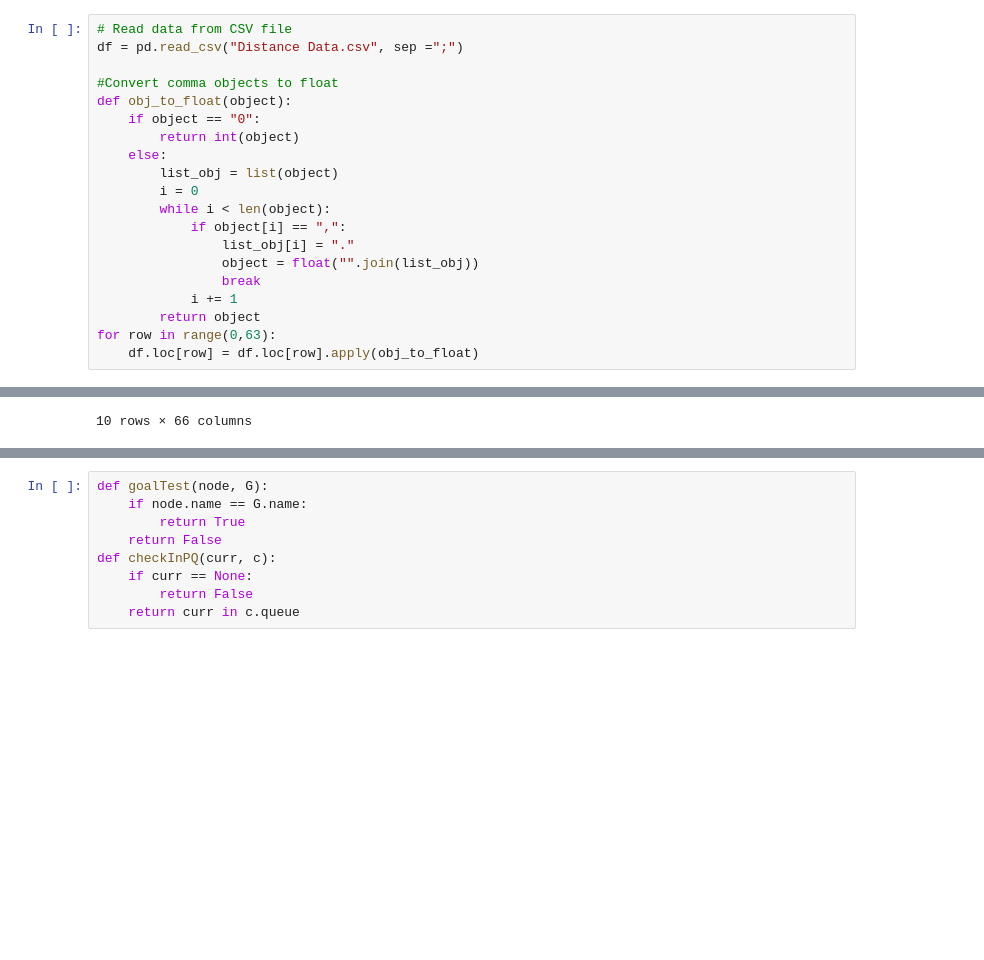
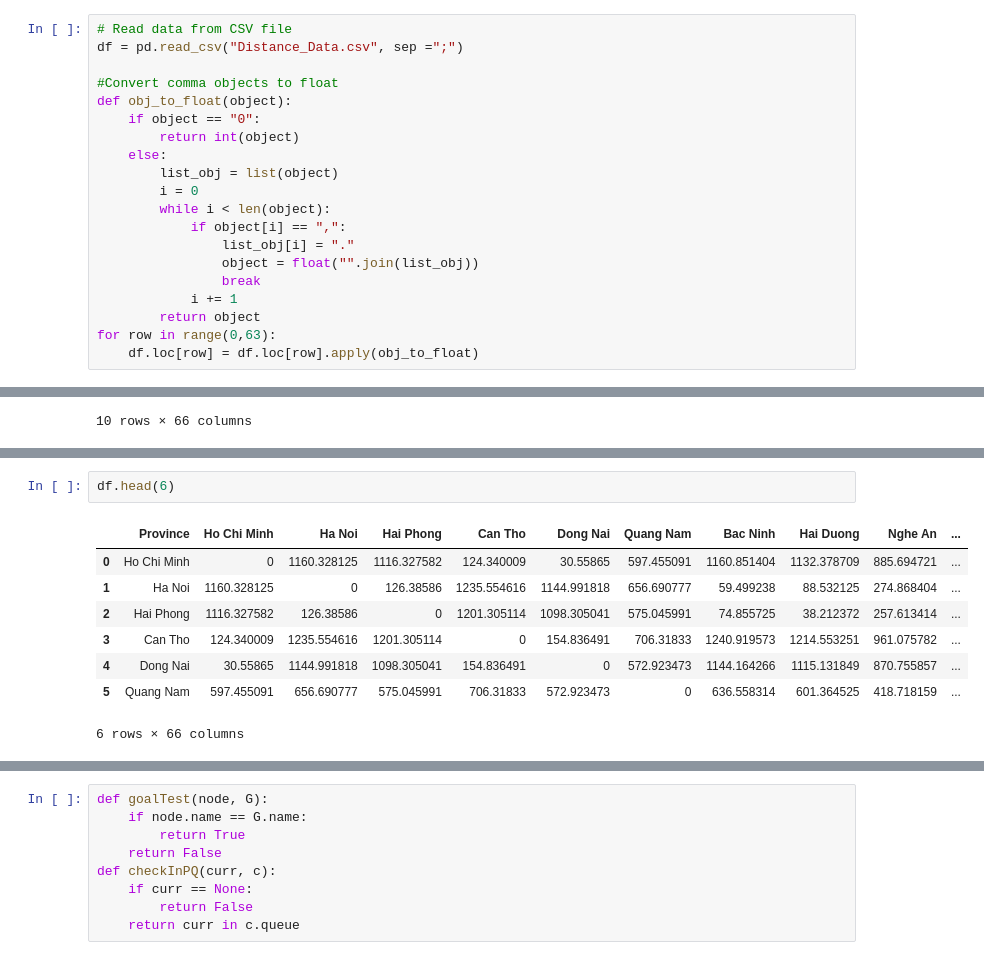
Before and after one commit to tuanlda78202/TP, a Jupyter notebook: Demo /RBFS or SMA/bestFirstSearch.ipynb, the cells around one changed output, grey strips where cells are left out. Saved outputs shown, nothing was run; the diff lists cells and outputs as text; blank space fills up the shorter version.

```diff
--- a/Demo /RBFS or SMA/bestFirstSearch.ipynb
+++ b/Demo /RBFS or SMA/bestFirstSearch.ipynb
@@ -9,6 +17,6 @@ from queue import PriorityQueue
 # %%
 # Read data from CSV file
-df = pd.read_csv("Distance Data.csv", sep =";")
+df = pd.read_csv("Distance_Data.csv", sep =";")
 
 #Convert comma objects to float
 def obj_to_float(object):
@@ -98 +136,12 @@ Ho Chi Minh has ID 0.
+# %%
+df.head(6)
+# %% [output]
+|  | Province | Ho Chi Minh | Ha Noi | Hai Phong | Can Tho | Dong Nai | Quang Nam | Bac Ninh | Hai Duong | Nghe An | ... |
+| 0 | Ho Chi Minh | 0 | 1160.328125 | 1116.327582 | 124.340009 | 30.55865 | 597.455091 | 1160.851404 | 1132.378709 | 885.694721 | ... |
+| 1 | Ha Noi | 1160.328125 | 0 | 126.38586 | 1235.554616 | 1144.991818 | 656.690777 | 59.499238 | 88.532125 | 274.868404 | ... |
+| 2 | Hai Phong | 1116.327582 | 126.38586 | 0 | 1201.305114 | 1098.305041 | 575.045991 | 74.855725 | 38.212372 | 257.613414 | ... |
+| 3 | Can Tho | 124.340009 | 1235.554616 | 1201.305114 | 0 | 154.836491 | 706.31833 | 1240.919573 | 1214.553251 | 961.075782 | ... |
+| 4 | Dong Nai | 30.55865 | 1144.991818 | 1098.305041 | 154.836491 | 0 | 572.923473 | 1144.164266 | 1115.131849 | 870.755857 | ... |
+| 5 | Quang Nam | 597.455091 | 656.690777 | 575.045991 | 706.31833 | 572.923473 | 0 | 636.558314 | 601.364525 | 418.718159 | ... |
+6 rows × 66 columns
 # %%
```
Also changed, not shown: parts of 11 cells of this notebook.
